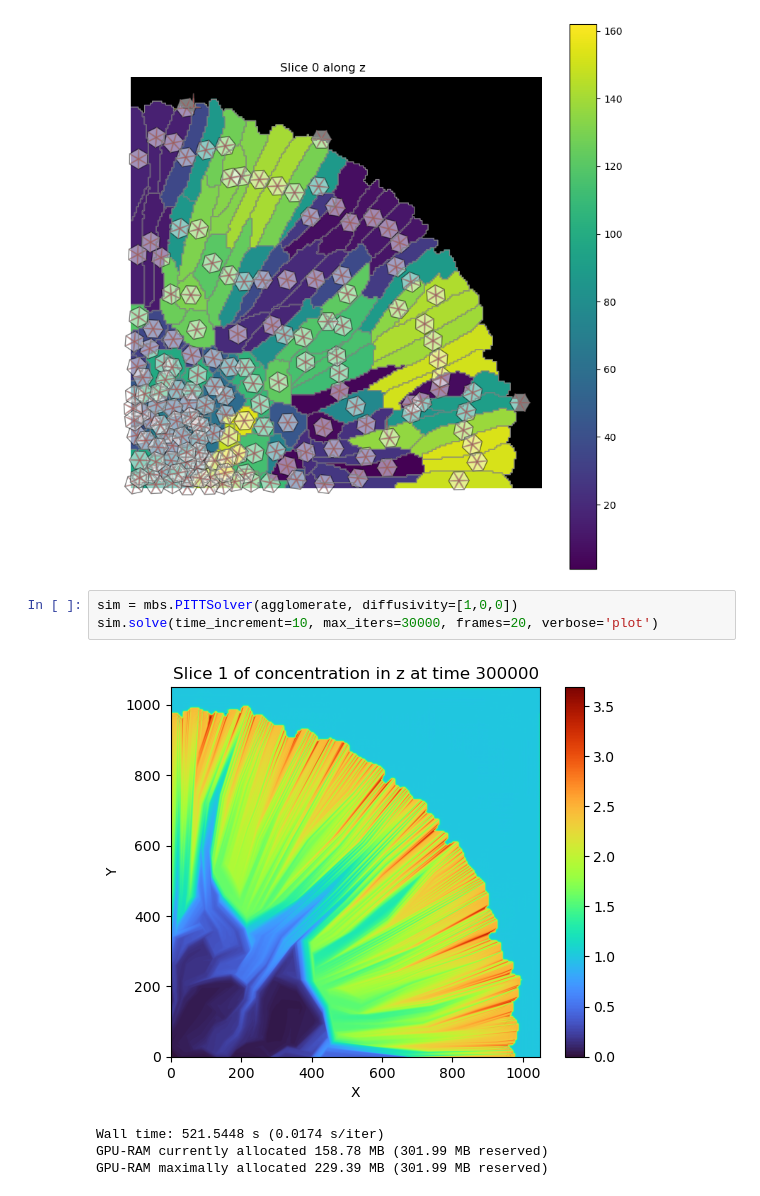
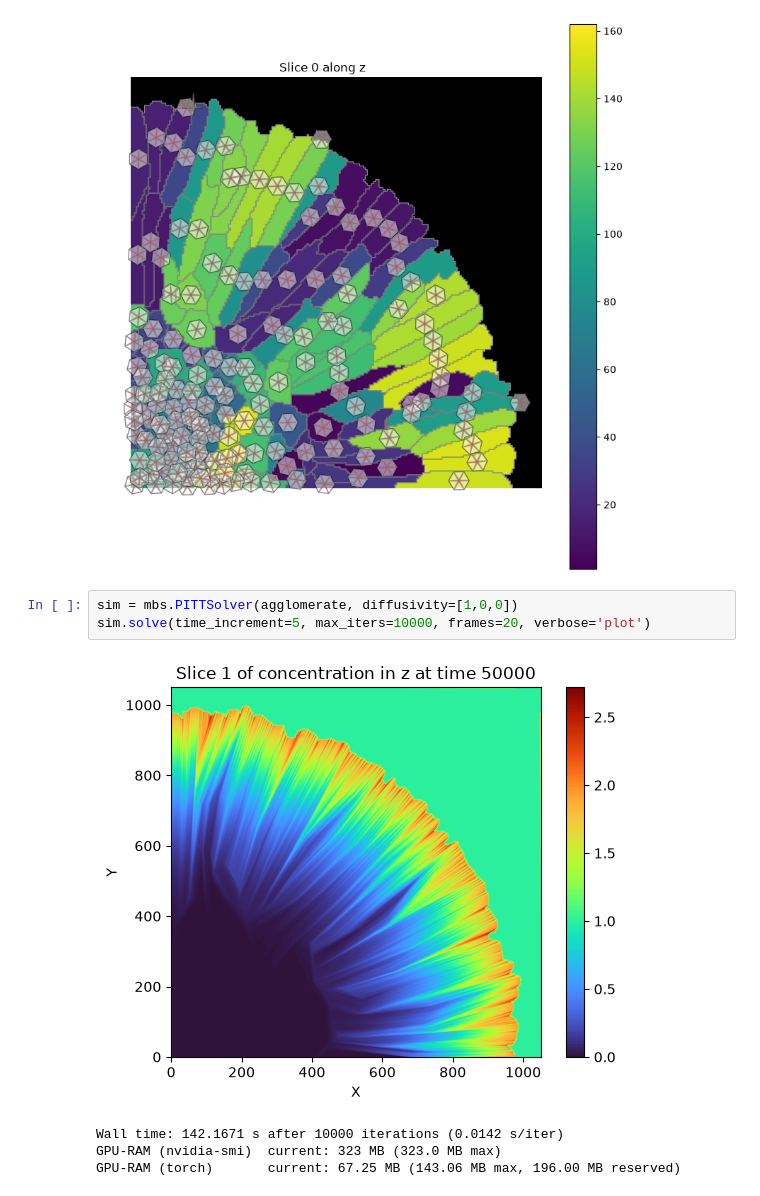
Before and after one commit to daubners/meatballs, a Jupyter notebook: docs/00-generation-of-NMC-agglomerate.ipynb, the cells around one changed output. Drawn from its saved outputs; the diff is of its cells as text.

```diff
--- a/docs/00-generation-of-NMC-agglomerate.ipynb
+++ b/docs/00-generation-of-NMC-agglomerate.ipynb
@@ -151,9 +132,9 @@ agglomerate.plot_slice_with_orientations(0, show_ids=False, colormap='viridis')
 [figure]
 # %%
 sim = mbs.PITTSolver(agglomerate, diffusivity=[1,0,0])
-sim.solve(time_increment=10, max_iters=30000, frames=20, verbose='plot')
+sim.solve(time_increment=5, max_iters=10000, frames=20, verbose='plot')
 # %% [output]
-[figure, old version]
+[figure, new version]
-Wall time: 521.5448 s (0.0174 s/iter)
-GPU-RAM currently allocated 158.78 MB (301.99 MB reserved)
-GPU-RAM maximally allocated 229.39 MB (301.99 MB reserved)
+Wall time: 142.1671 s after 10000 iterations (0.0142 s/iter)
+GPU-RAM (nvidia-smi)  current: 323 MB (323.0 MB max)
+GPU-RAM (torch)       current: 67.25 MB (143.06 MB max, 196.00 MB reserved)
```
Also changed, not shown: parts of 14 cells of this notebook.
